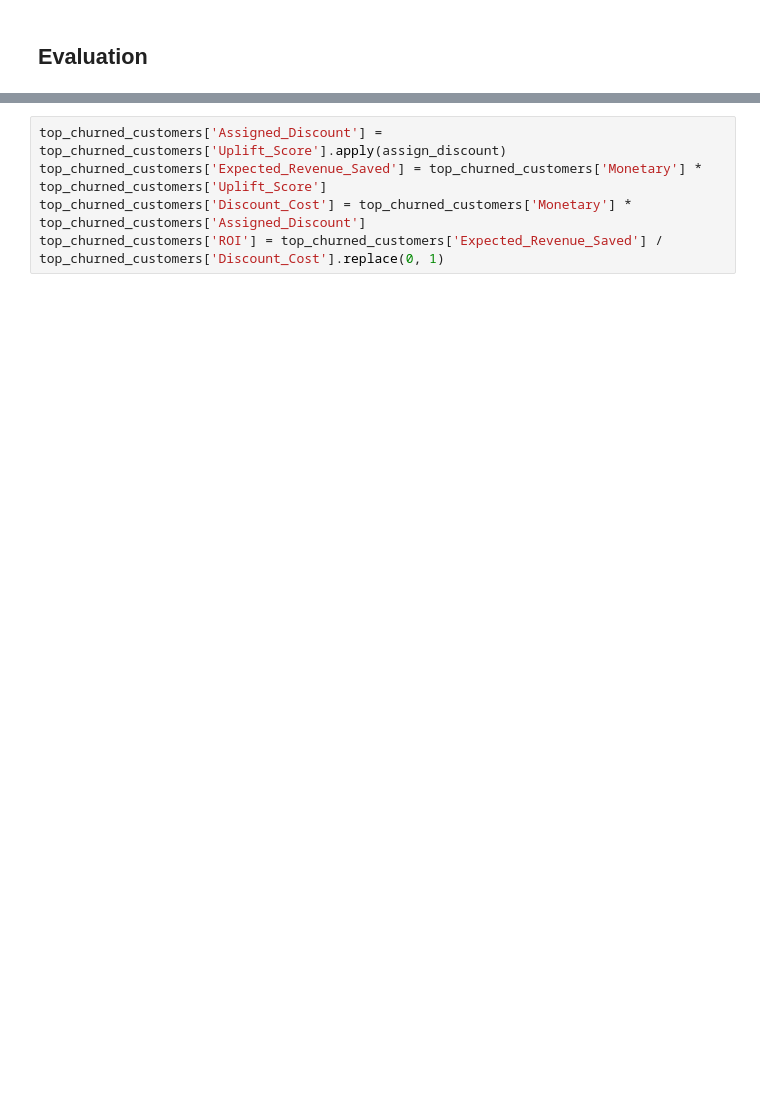
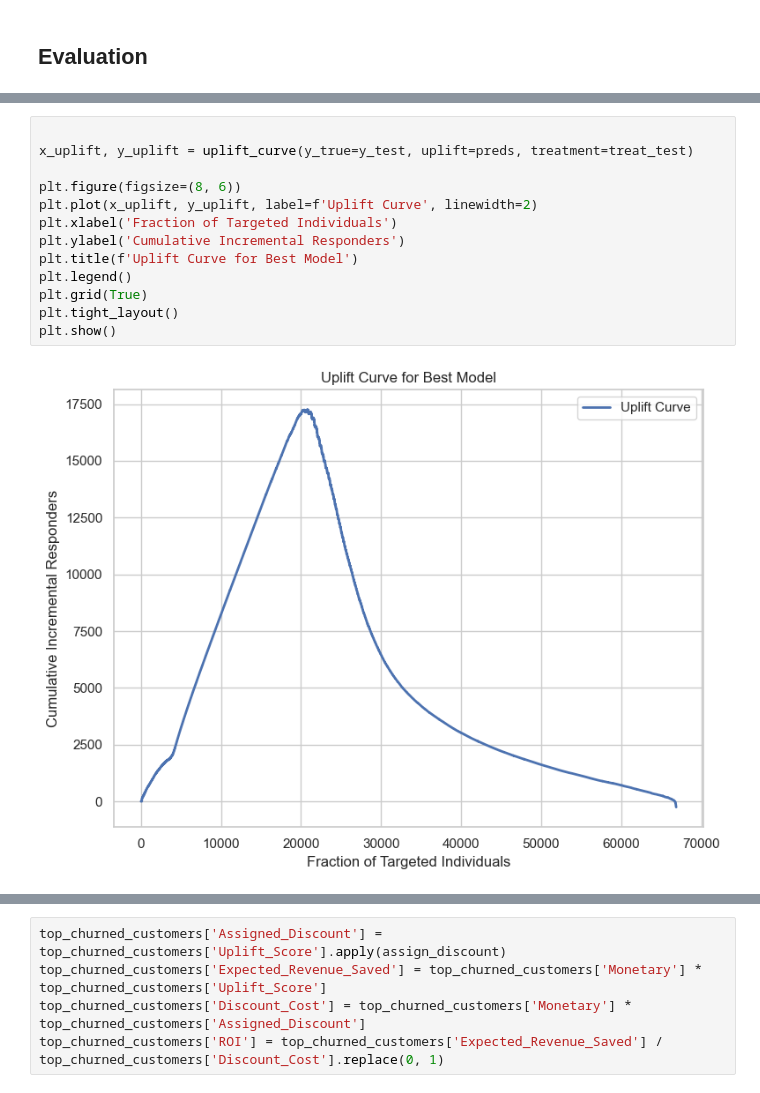
Before and after one commit to RobertoBerrocal/thesis, a Jupyter notebook: notebooks/data_modelling.ipynb, the cells around one changed output, grey strips where cells are left out. Drawn from its saved outputs; the diff is of its cells as text; blank space fills up the shorter version.

```diff
--- a/notebooks/data_modelling.ipynb
+++ b/notebooks/data_modelling.ipynb
@@ -170,0 +299,15 @@ Qini AUC Score: 0.3846
+# %%
+
+x_uplift, y_uplift = uplift_curve(y_true=y_test, uplift=preds, treatment=treat_test)
+
+plt.figure(figsize=(8, 6))
+plt.plot(x_uplift, y_uplift, label=f'Uplift Curve', linewidth=2)
+plt.xlabel('Fraction of Targeted Individuals')
+plt.ylabel('Cumulative Incremental Responders')
+plt.title(f'Uplift Curve for Best Model')
+plt.legend()
+plt.grid(True)
+plt.tight_layout()
+plt.show()
+# %% [output]
+[figure, added]
```
Also changed, not shown: parts of 47 cells of this notebook, 7 other files.
